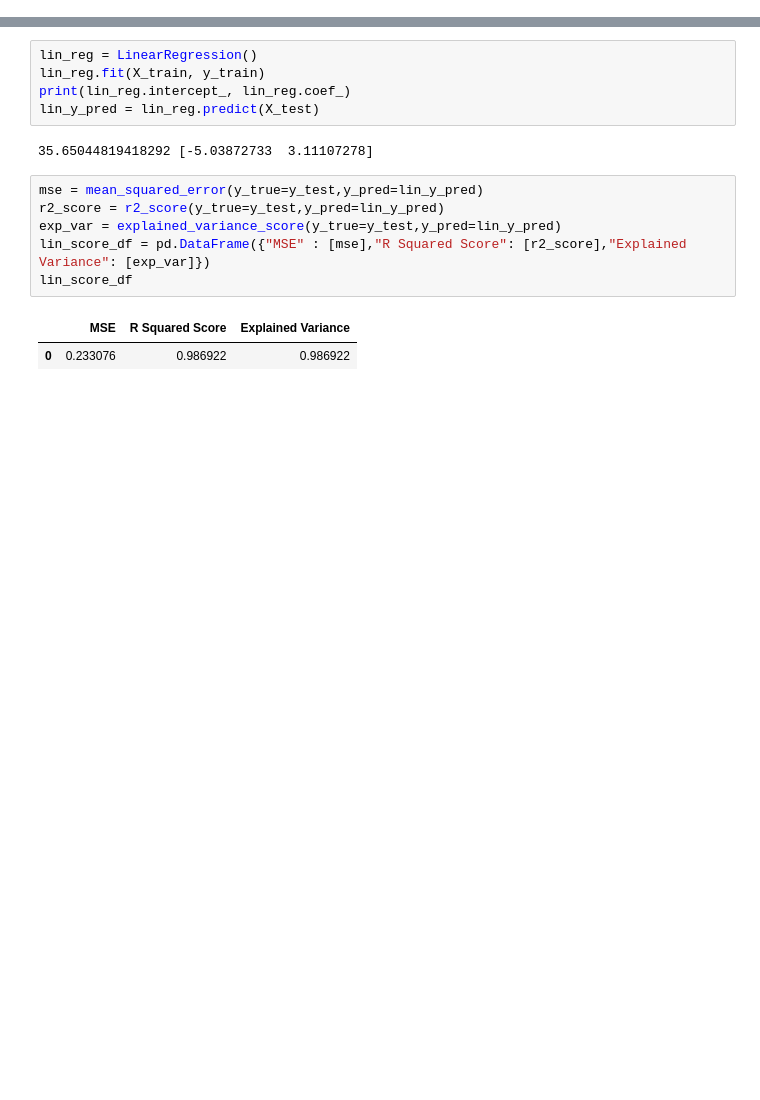
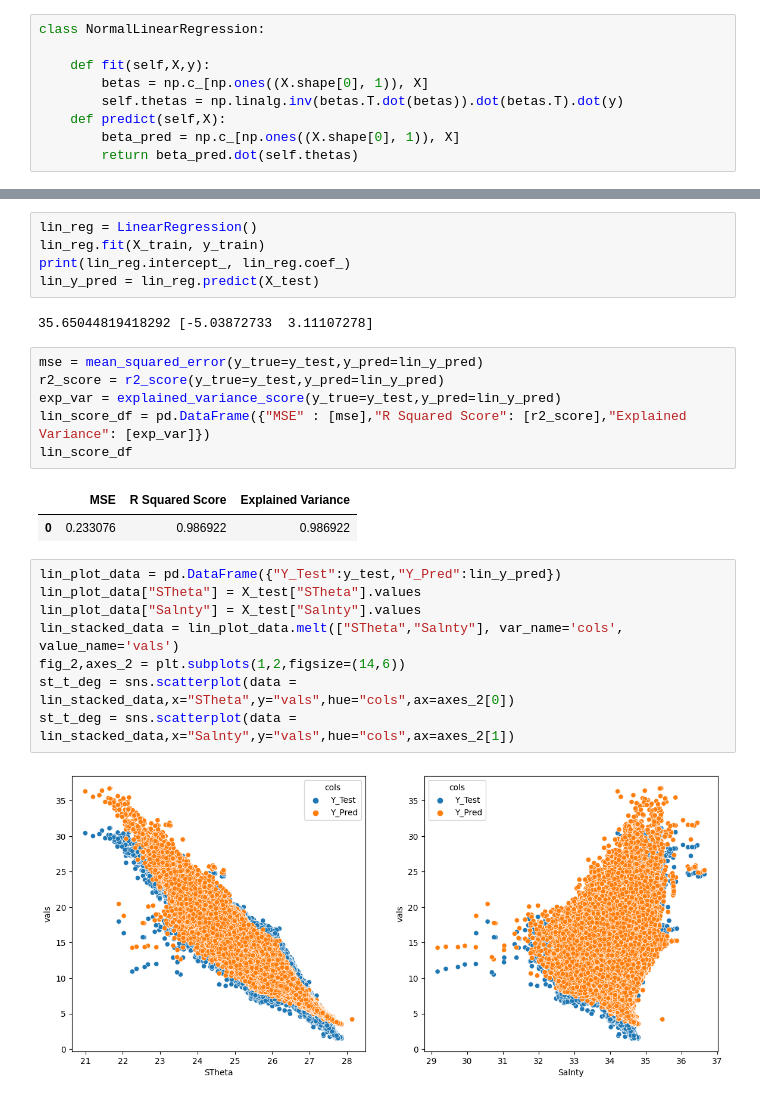
Before and after one commit to vishal-parameswaran/University-of-Chicago, a Jupyter notebook: Machine Learning & Predictive Analytics/Assignment 1/Code/MLPA_Assignment_1.ipynb, the cells around one changed output, grey strips where cells are left out. Drawn from its saved outputs; the diff is of its cells as text; blank space fills up the shorter version.

```diff
--- a/Machine Learning & Predictive Analytics/Assignment 1/Code/MLPA_Assignment_1.ipynb
+++ b/Machine Learning & Predictive Analytics/Assignment 1/Code/MLPA_Assignment_1.ipynb
@@ -60 +52,10 @@ y_pred = X_new_b.dot(theta_best)
+# %%
+class NormalLinearRegression:
+
+    def fit(self,X,y):
+        betas = np.c_[np.ones((X.shape[0], 1)), X]
+        self.thetas = np.linalg.inv(betas.T.dot(betas)).dot(betas.T).dot(y)
+    def predict(self,X):
+        beta_pred = np.c_[np.ones((X.shape[0], 1)), X]
+        return beta_pred.dot(self.thetas)
 # %%
@@ -82,3 +102,13 @@ lin_score_df
 # %% [output]
 |  | MSE | R Squared Score | Explained Variance |
 | 0 | 0.233076 | 0.986922 | 0.986922 |
+# %%
+lin_plot_data = pd.DataFrame({"Y_Test":y_test,"Y_Pred":lin_y_pred})
+lin_plot_data["STheta"] = X_test["STheta"].values
+lin_plot_data["Salnty"] = X_test["Salnty"].values
+lin_stacked_data = lin_plot_data.melt(["STheta","Salnty"], var_name='cols', value_name='vals')
+fig_2,axes_2 = plt.subplots(1,2,figsize=(14,6))
+st_t_deg = sns.scatterplot(data = lin_stacked_data,x="STheta",y="vals",hue="cols",ax=axes_2[0])
+st_t_deg = sns.scatterplot(data = lin_stacked_data,x="Salnty",y="vals",hue="cols",ax=axes_2[1])
+# %% [output]
+[figure, added]
```
Also changed, not shown: parts of 8 cells of this notebook, 1 other file.
